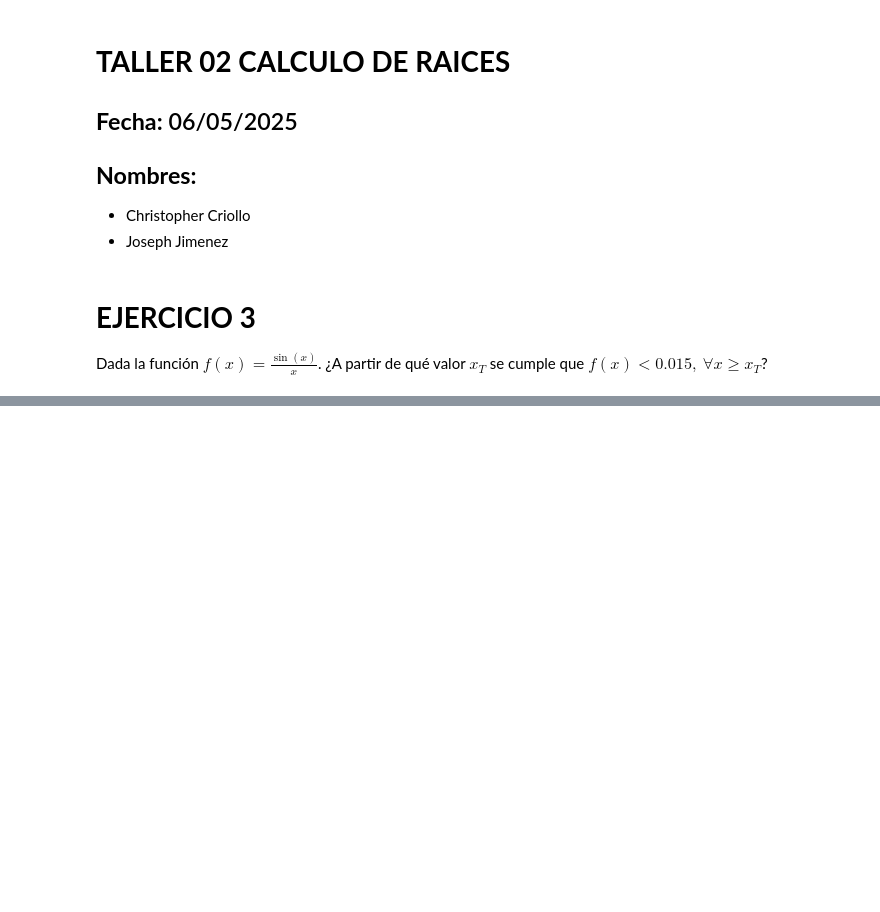
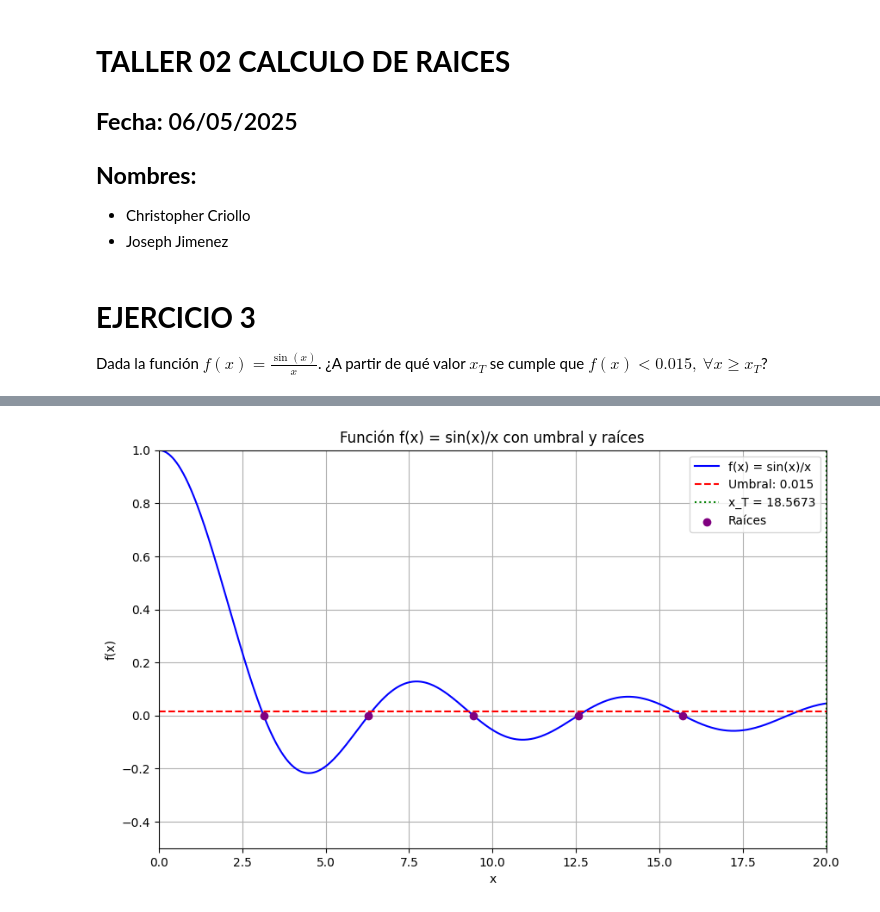
Before and after one commit to Josefu-zero/Taller02, a Jupyter notebook: Taller02-E03.ipynb, the cells around one changed output, grey strips where cells are left out. Cells and saved outputs as stored; diff of their text form; code cells hidden in the pictures; blank space fills up the shorter version.

```diff
--- a/Taller02-E03.ipynb
+++ b/Taller02-E03.ipynb
@@ -114,0 +11,79 @@ plt.show()
+# %%
+import numpy as np
+import matplotlib.pyplot as plt
+from matplotlib.animation import FuncAnimation
+from PIL import Image
+
+# Definición de la función
+def f(x):
+    return np.sin(x) / x
+
+# Método de bisección
+def bisection_method(func, target, a, b, tol=1e-6, max_iter=100):
+    for i in range(max_iter):
+        c = (a + b) / 2
+        fc = func(c)
+
+        if abs(fc - target) < tol:
+            return c
+
+        if fc > target:
+            a = c
+        else:
+            b = c
+    return (a + b) / 2
+
+target = 0.015
+x_T = bisection_method(lambda x: abs(f(x)) - target, 0, 1, 20)
+
+# Encontrar las primeras 5 raíces positivas
+roots = []
+for n in range(1, 6):
+    root = bisection_method(f, 0, n*np.pi - np.pi/2, n*np.pi + np.pi/2)
+    roots.append(root)
+
+# Configuración de la gráfica
+fig, ax = plt.subplots(figsize=(10, 6))
+x_vals = np.linspace(0.1, 20, 1000)  # Evitamos x=0 por división por cero
+y_vals = f(x_vals)
+
+# Líneas iniciales
+line, = ax.plot(x_vals, y_vals, 'b-', label='f(x) = sin(x)/x')
+threshold_line = ax.axhline(y=target, color='r', linestyle='--', label=f'Umbral: {target}')
+x_T_line = ax.axvline(x=x_T, color='g', linestyle=':', label=f'x_T = {x_T:.4f}')
+
+# Puntos para las raíces
+roots_scatter = ax.scatter([], [], color='purple', zorder=5, label='Raíces')
+
+# Configuración del gráfico
+ax.set_xlim(0, 20)
+ax.set_ylim(-0.5, 1)
+ax.set_xlabel('x')
+ax.set_ylabel('f(x)')
+ax.set_title('Función f(x) = sin(x)/x con umbral y raíces')
+ax.legend()
+ax.grid(True)
+
+# Función de animación
+def update(frame):
+    # Actualizar el punto de x_T
+    if frame < len(x_vals):
+        current_x = x_vals[frame]
+        x_T_line.set_data([current_x, current_x], [-0.5, 1])
+
+        # Mostrar raíces encontradas hasta ahora
+        visible_roots = [r for r in roots if r <= current_x]
+        if visible_roots:
+            roots_scatter.set_offsets(np.column_stack((visible_roots, [0]*len(visible_roots))))
+
+    return line, threshold_line, x_T_line, roots_scatter
+
+# Crear animación
+ani = FuncAnimation(fig, update, frames=len(x_vals), interval=20, blit=True)
+
+# Guardar como GIF
+ani.save('GraficaBiseccionE03.gif', writer='pillow', fps=30, dpi=100)
+
+print(f"El valor de x_T encontrado es: {x_T:.4f}")
+print(f"Las primeras 5 raíces positivas son: {roots}")
+# %% [output]
@@ -114,0 +92 @@ plt.show()
+[figure, added]
```
Also changed, not shown: parts of 3 cells of this notebook, 4 other files.
